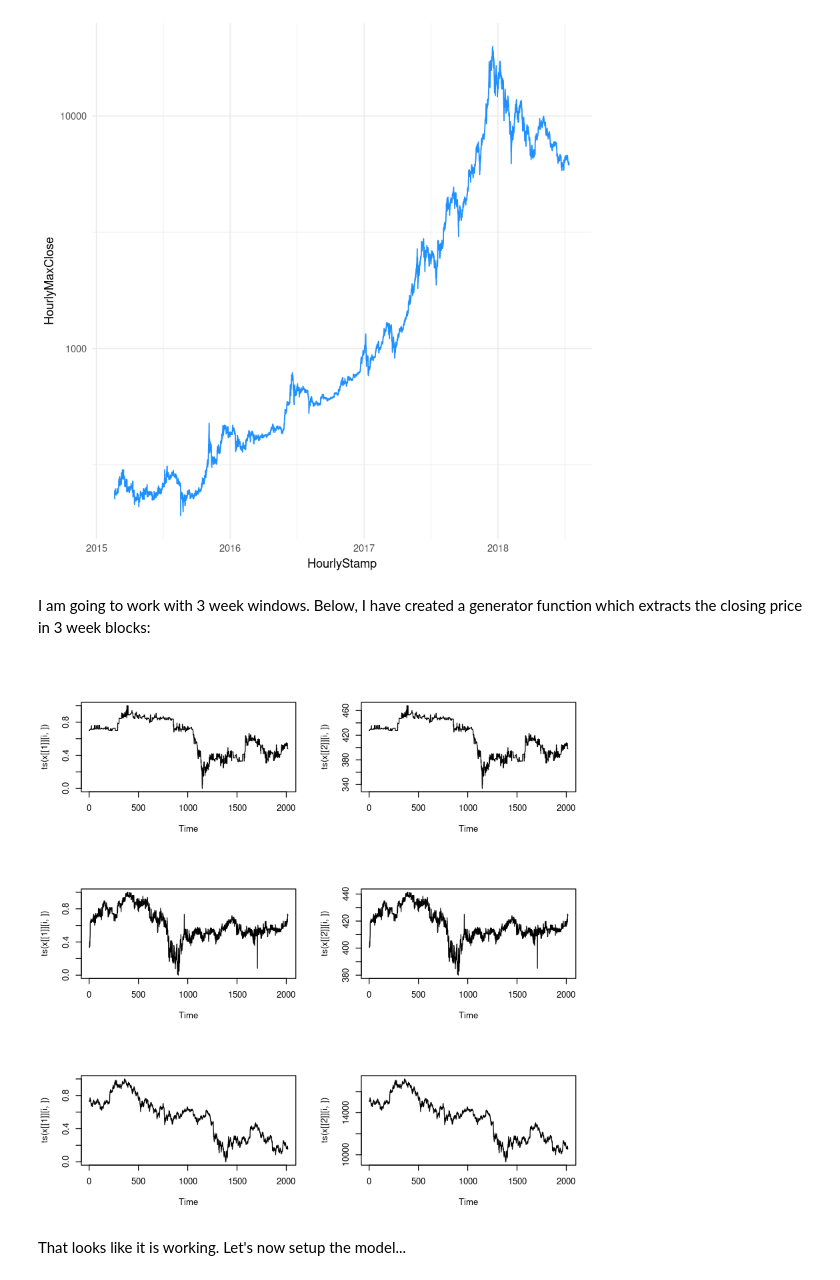
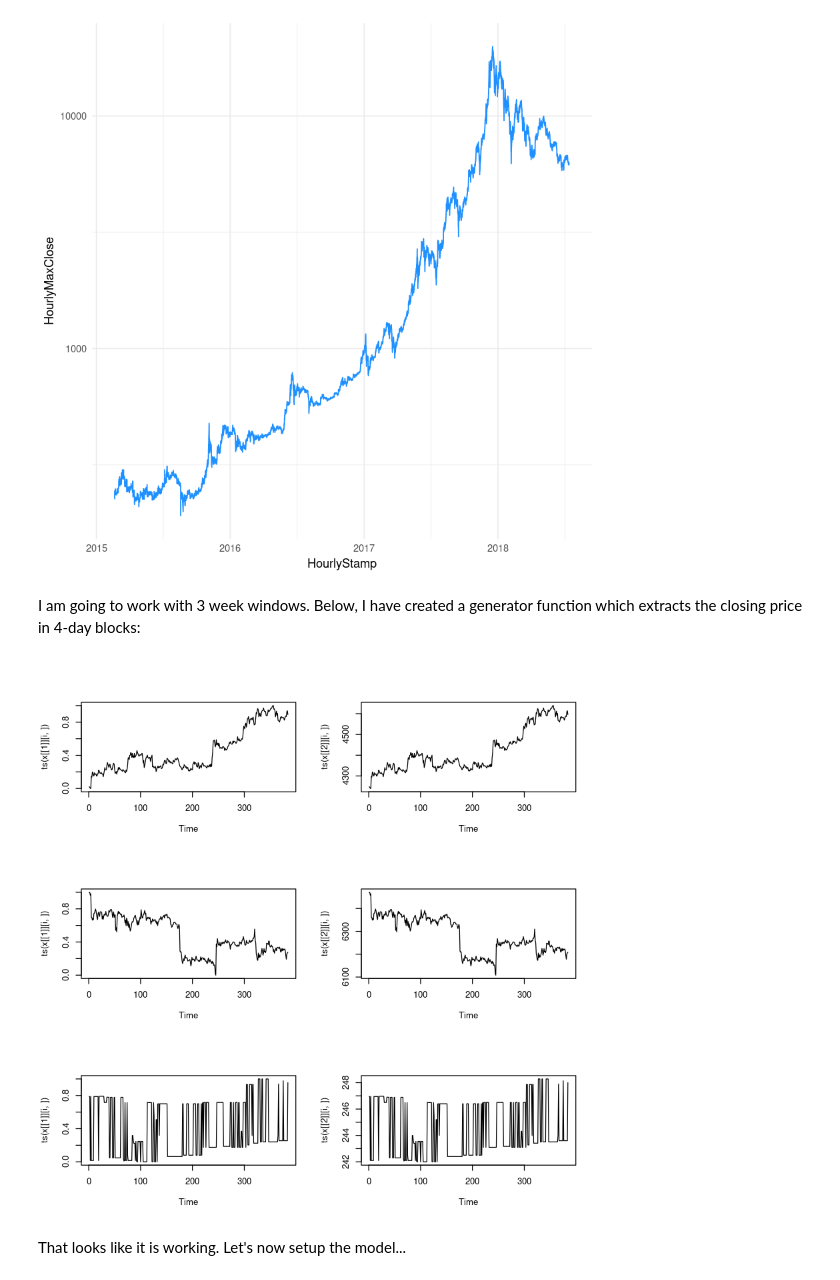
Before and after one commit to nickb-/Interchange, a Jupyter notebook: ExploratoryNotebooks/Bitcoin_VAE.ipynb, the cells around one changed output. Saved outputs shown, nothing was run; the diff lists cells and outputs as text; code cells hidden in the pictures.

```diff
--- a/ExploratoryNotebooks/Bitcoin_VAE.ipynb
+++ b/ExploratoryNotebooks/Bitcoin_VAE.ipynb
@@ -64,50 +64,52 @@ print(g + scale_y_log10())
 [figure]
 [figure]
 # %% [markdown]
-I am going to work with 3 week windows. Below, I have created a generator function which extracts the closing price in 3 week blocks:
+I am going to work with 3 week windows. Below, I have created a generator function which extracts the closing price in 4-day blocks:
 # %%
-get_window <- function (input_data, period = 3, batch_size = 64) {
+get_window <- function (input_data, period = 4, batch_size = 64) {
 
 
     function () {
 
         xs <- sample(nrow(input_data), batch_size, replace = TRUE)
-        dimensions <- (4 * 24 * 7 * period)
+        #dimensions <- (4 * 24 * 7 * period)
+        dimensions <- (4 * 24 * period)
 
         original <- matrix(0, nrow = batch_size, ncol = dimensions)
         sequences <- matrix(0, nrow = batch_size, ncol = dimensions)
 
         for (x in 1:length(xs)) {
             start_ <- input_data[xs[x], Datestamp]
-            end_ <- start_ + (period * 7 * 24 * 60 * 60)
+            #end_ <- start_ + (period * 7 * 24 * 60 * 60)
+            end_ <- start_ + (period * 24 * 60 * 60)
 
             z <- input_data[Datestamp >= start_ & Datestamp <= end_, close]
             original[x, ] <- z[1:dimensions]
             z <- (z - min(z)) / (max(z) - min(z))
 
             # Pad with trailing zeros if necessary
             if (length(z) < dimensions) {
                 z_ <- rep(0, dimensions)
                 z_[1:length(z)] <- z
 
                 z <- z_
             }
 
             sequences[x, ] <- z[1:dimensions]
         }
         return (list(sequences, original))
     }
 }
 factory <- get_window(raw_data)
 x <- factory()
 par(mfrow=c(3, 2))
 for (i in 1:3) {
     plot(ts(x[[1]][i, ]))
     plot(ts(x[[2]][i, ]))
 }
 par(mfrow = c(1, 1))
 # %% [output]
-[figure, old version]
+[figure, new version]
 # %% [markdown]
 That looks like it is working. Let's now setup the model...
 # %%
```
Also changed, not shown: parts of 12 cells of this notebook.
